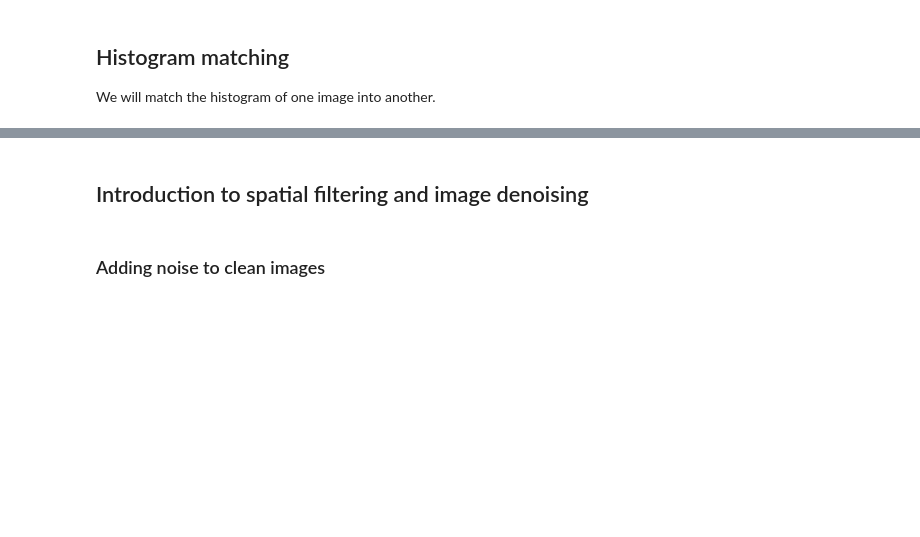
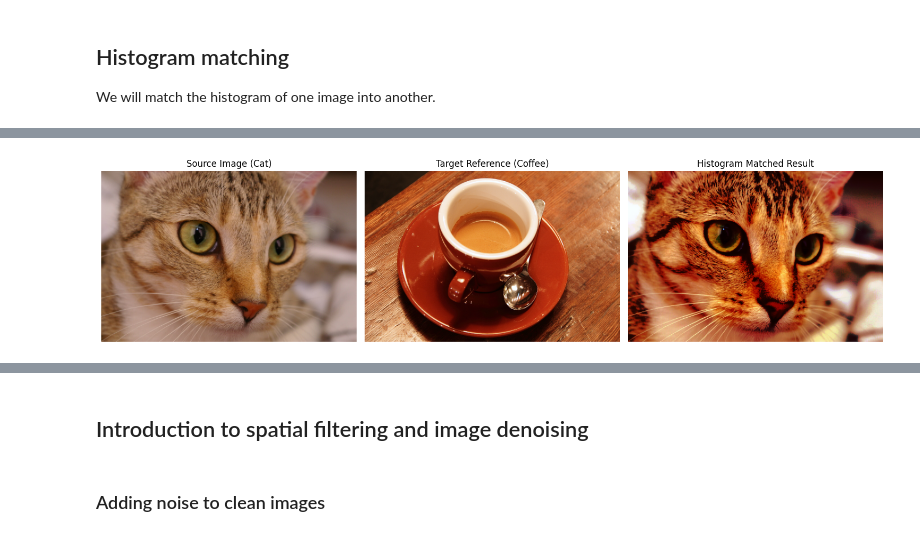
Before and after one commit to RLopez112/dlfcv-lab, a Jupyter notebook: Session3/main.ipynb, the cells around one changed output, grey strips where cells are left out. Cells and saved outputs as stored; diff of their text form; code cells hidden in the pictures; blank space fills up the shorter version.

```diff
--- a/Session3/main.ipynb
+++ b/Session3/main.ipynb
@@ -127,6 +177,45 @@ import numpy as np
 # Ex 4: Implement histogram matching (only using numpy)
 # define a method called histogram_matching(image, target_image)
 # TODO: your code here
+
+def histogram_matching(image, target_image):
+    def _match_channel(src_chan, tgt_chan):
+        # 1. Compute source & target histograms and normalized CDFs
+        src_hist, _ = np.histogram(src_chan.flatten(), 256, [0, 256])
+        tgt_hist, _ = np.histogram(tgt_chan.flatten(), 256, [0, 256])
+
+        src_cdf = src_hist.cumsum() / src_hist.sum()
+        tgt_cdf = tgt_hist.cumsum() / tgt_hist.sum()
+
+        # 2. Build lookup table using linear interpolation (matching CDFs)
+        lut = np.interp(src_cdf, tgt_cdf, np.arange(256)).astype('uint8')
+
+        # 3. Map original pixels to target distribution
+        return lut[src_chan]
+    if image.ndim == 2:
+        return _match_channel(image, target_image)
+    else:
+        matched = np.zeros_like(image)
+        for c in range(image.shape[2]):
+            matched[:, :, c] = _match_channel(image[:, :, c], target_image[:, :, c])
+        return matched
+# %%
+img1_matched = histogram_matching(img1, img2)
+# Visualize Source, Reference Target, and Matched Output
+fig, axes = plt.subplots(1, 3, figsize=(15, 5))
+axes[0].imshow(img1)
+axes[0].set_title("Source Image (Cat)")
+axes[0].axis("off")
+axes[1].imshow(img2)
+axes[1].set_title("Target Reference (Coffee)")
+axes[1].axis("off")
+axes[2].imshow(img1_matched)
+axes[2].set_title("Histogram Matched Result")
+axes[2].axis("off")
+plt.tight_layout()
+plt.show()
+# %% [output]
+[figure, added]
 # %%
 # Let's visualize the results with the method you defined above
 img1_matched = histogram_matching(img1, img2)
```
Also changed, not shown: parts of 9 cells of this notebook.
